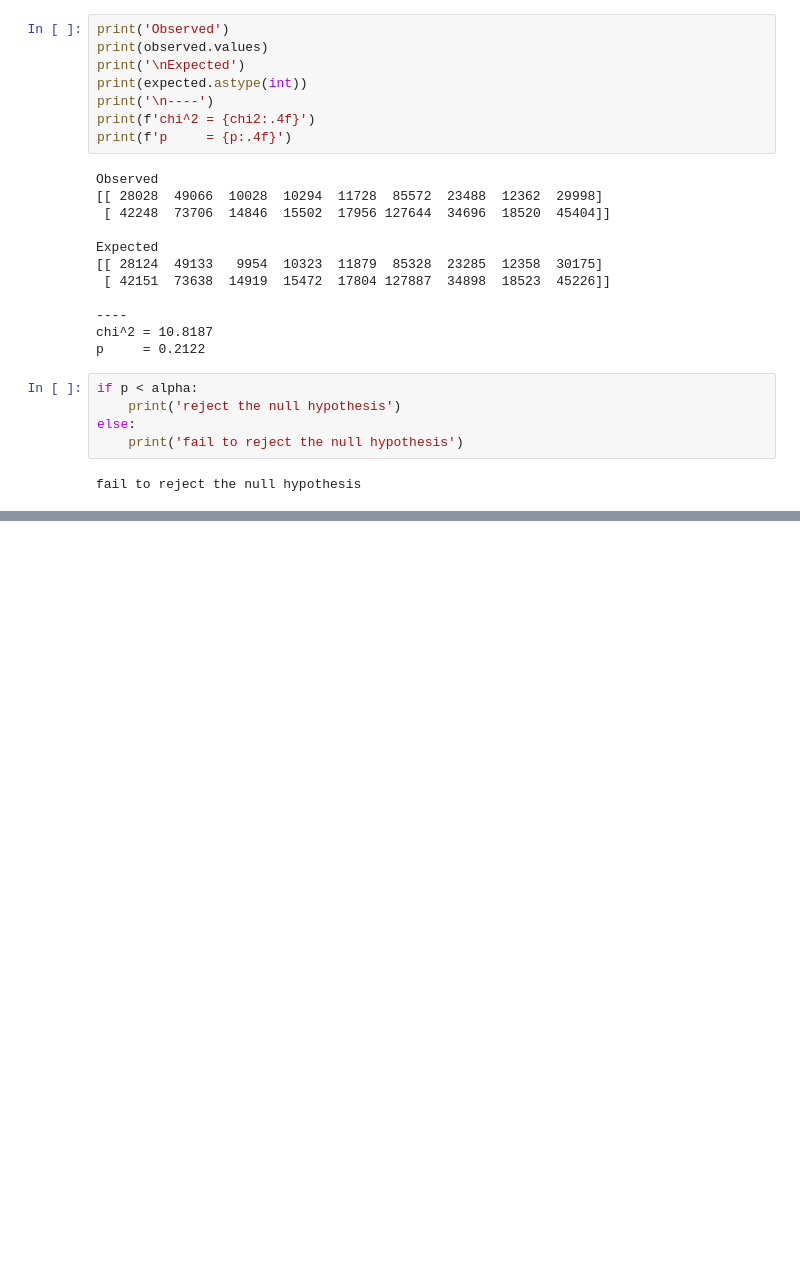
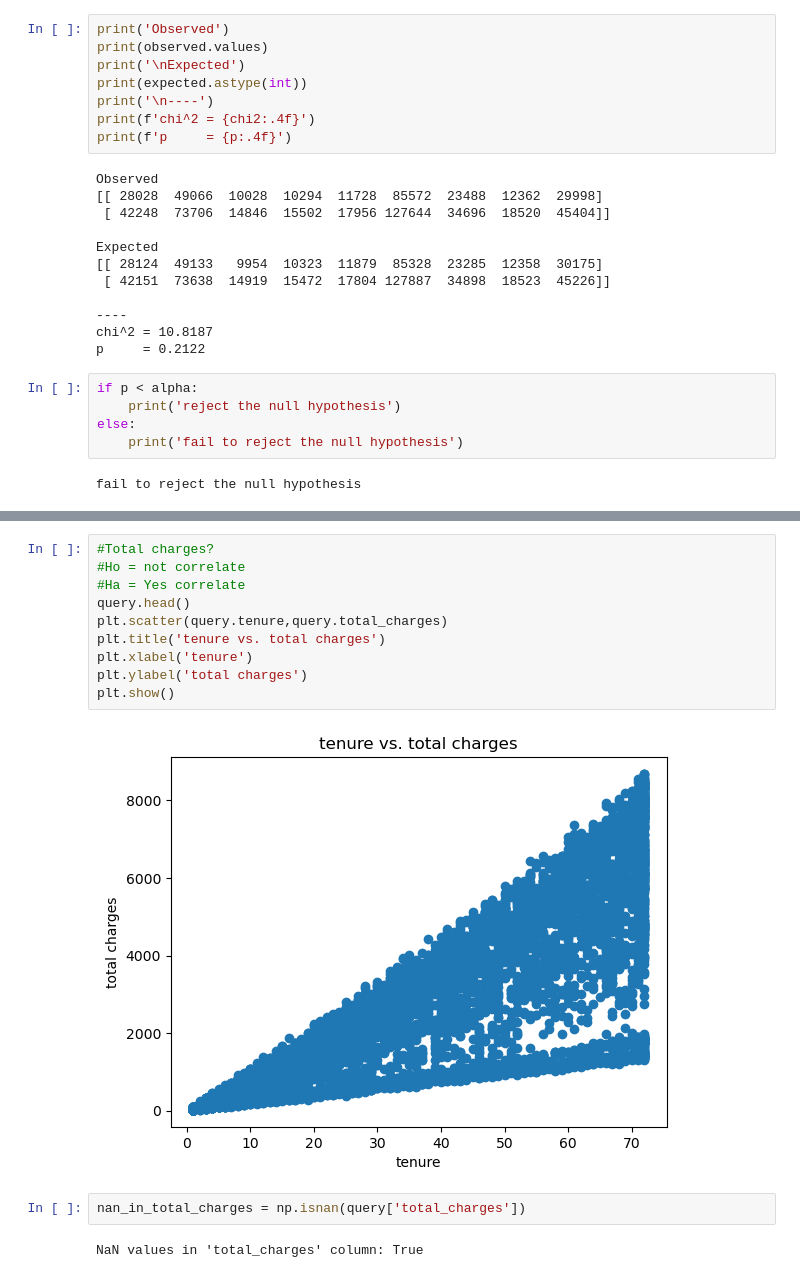
Before and after one commit to kelseyhangyu/statistics-exercises, a Jupyter notebook: hypothesis_testing.ipynb, the cells around one changed output, grey strips where cells are left out. Saved outputs shown, nothing was run; the diff lists cells and outputs as text; blank space fills up the shorter version.

```diff
--- a/hypothesis_testing.ipynb
+++ b/hypothesis_testing.ipynb
@@ -279,0 +387,16 @@ fail to reject the null hypothesis
+# %%
+#Total charges?
+#Ho = not correlate
+#Ha = Yes correlate
+query.head()
+plt.scatter(query.tenure,query.total_charges)
+plt.title('tenure vs. total charges')
+plt.xlabel('tenure')
+plt.ylabel('total charges')
+plt.show()
+# %% [output]
+[figure, added]
+# %%
+nan_in_total_charges = np.isnan(query['total_charges'])
+# %% [output]
+NaN values in 'total_charges' column: True
```
Also changed, not shown: parts of 48 cells of this notebook.
